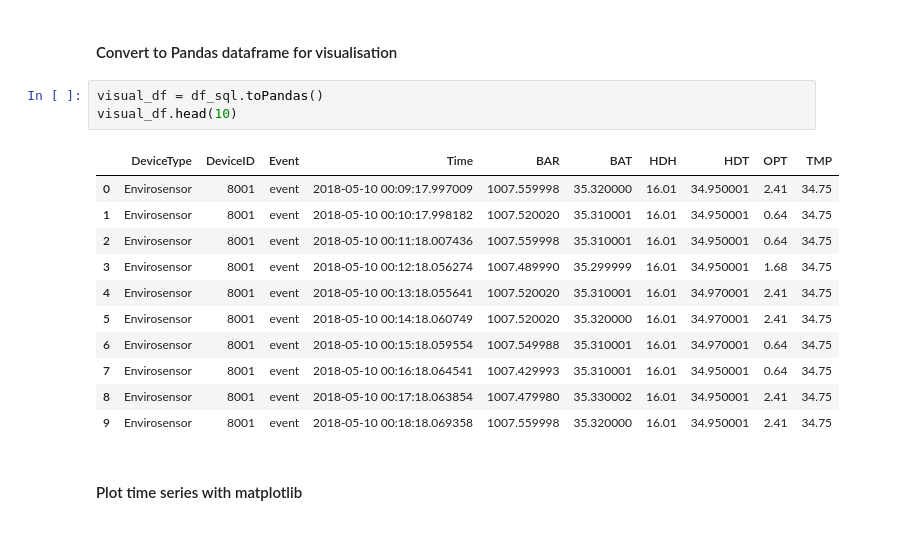
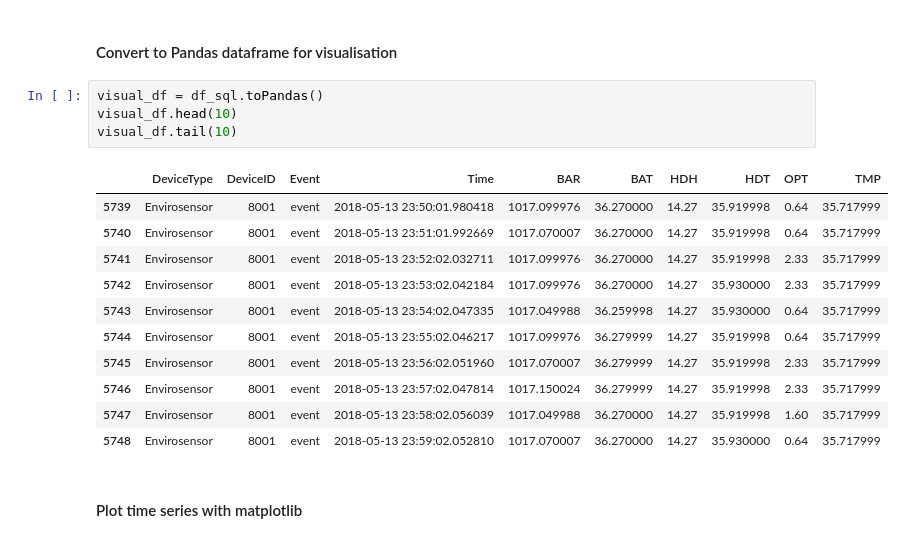
Before and after one commit to virtualarchitectures/ICRI_Envirosensor_Data_Analysis, a Jupyter notebook: ICRI Envirosensor Data Analysis.ipynb, the cells around one changed output. Drawn from its saved outputs; the diff is of its cells as text.

```diff
--- a/ICRI Envirosensor Data Analysis.ipynb
+++ b/ICRI Envirosensor Data Analysis.ipynb
@@ -590,18 +592,19 @@ df_sql.printSchema()
 # %%
 visual_df = df_sql.toPandas()
 visual_df.head(10)
+visual_df.tail(10)
 # %% [output]
 |  | DeviceType | DeviceID | Event | Time | BAR | BAT | HDH | HDT | OPT | TMP |
-| 0 | Envirosensor | 8001 | event | 2018-05-10 00:09:17.997009 | 1007.559998 | 35.320000 | 16.01 | 34.950001 | 2.41 | 34.75 |
-| 1 | Envirosensor | 8001 | event | 2018-05-10 00:10:17.998182 | 1007.520020 | 35.310001 | 16.01 | 34.950001 | 0.64 | 34.75 |
-| 2 | Envirosensor | 8001 | event | 2018-05-10 00:11:18.007436 | 1007.559998 | 35.310001 | 16.01 | 34.950001 | 0.64 | 34.75 |
-| 3 | Envirosensor | 8001 | event | 2018-05-10 00:12:18.056274 | 1007.489990 | 35.299999 | 16.01 | 34.950001 | 1.68 | 34.75 |
-| 4 | Envirosensor | 8001 | event | 2018-05-10 00:13:18.055641 | 1007.520020 | 35.310001 | 16.01 | 34.970001 | 2.41 | 34.75 |
-| 5 | Envirosensor | 8001 | event | 2018-05-10 00:14:18.060749 | 1007.520020 | 35.320000 | 16.01 | 34.970001 | 2.41 | 34.75 |
-| 6 | Envirosensor | 8001 | event | 2018-05-10 00:15:18.059554 | 1007.549988 | 35.310001 | 16.01 | 34.970001 | 0.64 | 34.75 |
-| 7 | Envirosensor | 8001 | event | 2018-05-10 00:16:18.064541 | 1007.429993 | 35.310001 | 16.01 | 34.950001 | 0.64 | 34.75 |
-| 8 | Envirosensor | 8001 | event | 2018-05-10 00:17:18.063854 | 1007.479980 | 35.330002 | 16.01 | 34.950001 | 2.41 | 34.75 |
-| 9 | Envirosensor | 8001 | event | 2018-05-10 00:18:18.069358 | 1007.559998 | 35.320000 | 16.01 | 34.950001 | 2.41 | 34.75 |
+| 5739 | Envirosensor | 8001 | event | 2018-05-13 23:50:01.980418 | 1017.099976 | 36.270000 | 14.27 | 35.919998 | 0.64 | 35.717999 |
+| 5740 | Envirosensor | 8001 | event | 2018-05-13 23:51:01.992669 | 1017.070007 | 36.270000 | 14.27 | 35.919998 | 0.64 | 35.717999 |
+| 5741 | Envirosensor | 8001 | event | 2018-05-13 23:52:02.032711 | 1017.099976 | 36.270000 | 14.27 | 35.919998 | 2.33 | 35.717999 |
+| 5742 | Envirosensor | 8001 | event | 2018-05-13 23:53:02.042184 | 1017.099976 | 36.270000 | 14.27 | 35.930000 | 2.33 | 35.717999 |
+| 5743 | Envirosensor | 8001 | event | 2018-05-13 23:54:02.047335 | 1017.049988 | 36.259998 | 14.27 | 35.930000 | 0.64 | 35.717999 |
+| 5744 | Envirosensor | 8001 | event | 2018-05-13 23:55:02.046217 | 1017.099976 | 36.279999 | 14.27 | 35.919998 | 0.64 | 35.717999 |
+| 5745 | Envirosensor | 8001 | event | 2018-05-13 23:56:02.051960 | 1017.070007 | 36.279999 | 14.27 | 35.919998 | 2.33 | 35.717999 |
+| 5746 | Envirosensor | 8001 | event | 2018-05-13 23:57:02.047814 | 1017.150024 | 36.279999 | 14.27 | 35.919998 | 2.33 | 35.717999 |
+| 5747 | Envirosensor | 8001 | event | 2018-05-13 23:58:02.056039 | 1017.049988 | 36.270000 | 14.27 | 35.919998 | 1.60 | 35.717999 |
+| 5748 | Envirosensor | 8001 | event | 2018-05-13 23:59:02.052810 | 1017.070007 | 36.270000 | 14.27 | 35.930000 | 0.64 | 35.717999 |
 # %% [markdown]
 #### Plot time series with matplotlib
 # %%
```
Also changed, not shown: parts of 7 cells of this notebook.
